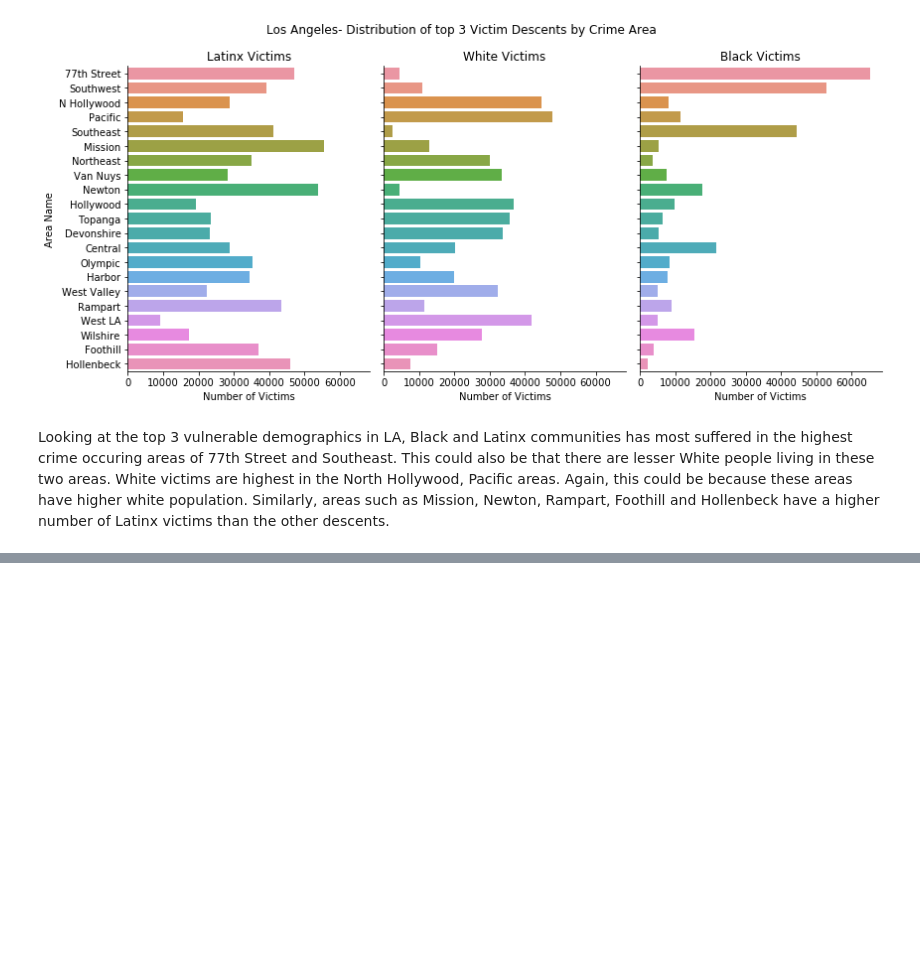
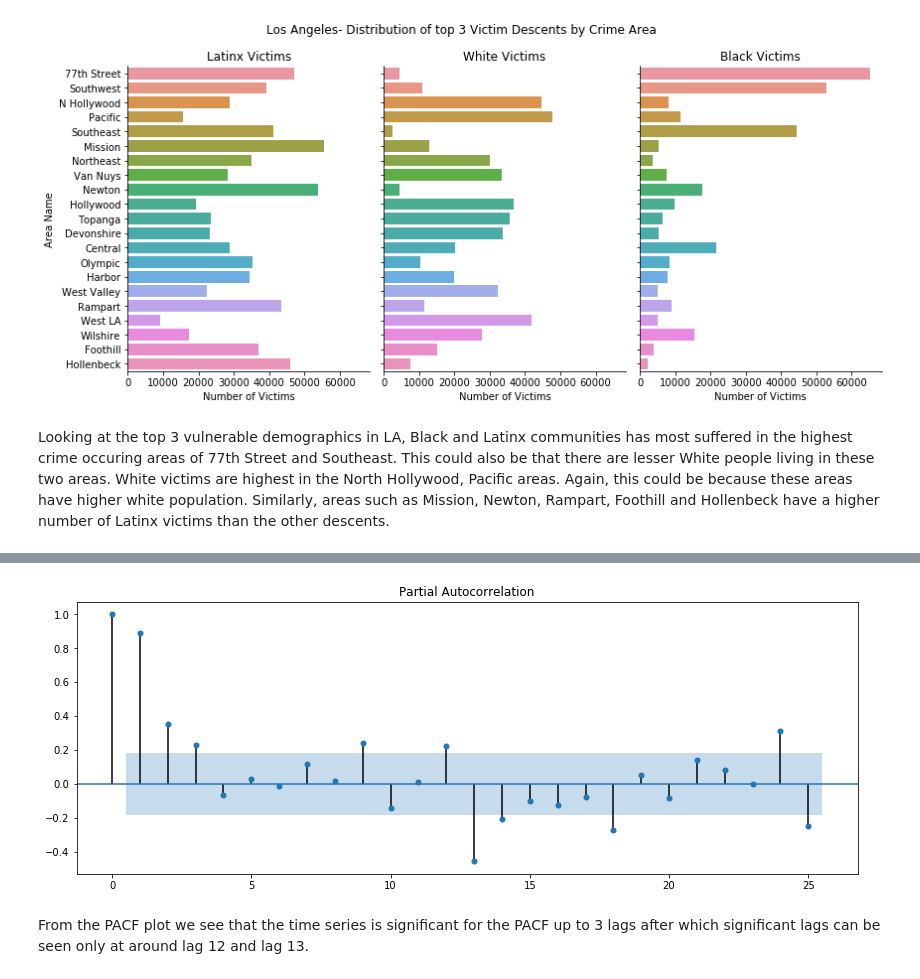
Before and after one commit to sidneykung/LA_crime_forecasting, a Jupyter notebook: Final Notebook.ipynb, the cells around one changed output, grey strips where cells are left out. Drawn from its saved outputs; the diff is of its cells as text; code cells hidden in the pictures; blank space fills up the shorter version.

```diff
--- a/Final Notebook.ipynb
+++ b/Final Notebook.ipynb
@@ -368,2 +241,10 @@ From the plot we can see that 2017 saw the highest average number of crimes repo
+# %%
+rcParams['figure.figsize'] = 14, 5
+
+plot_pacf(monthly_crime, lags=25, alpha=0.05);
+# %% [output]
+[figure, added]
+# %% [markdown]
+From the PACF plot we see that the time series is significant for the PACF up to 3 lags after which significant lags can be seen only at around lag 12 and lag 13.
 # %%
 # monthly_crime = pd.read_pickle('data/pickled/monthly_crime.pkl')
```
Also changed, not shown: parts of 87 cells of this notebook, 9 other files.
